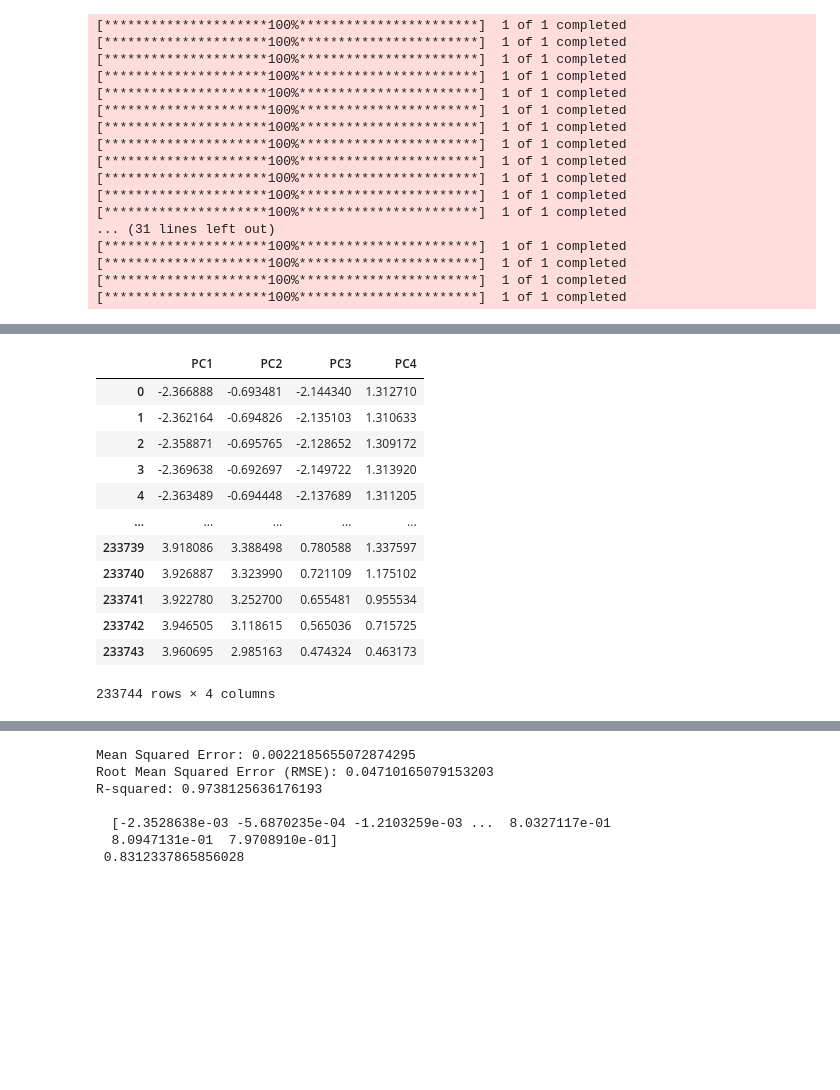
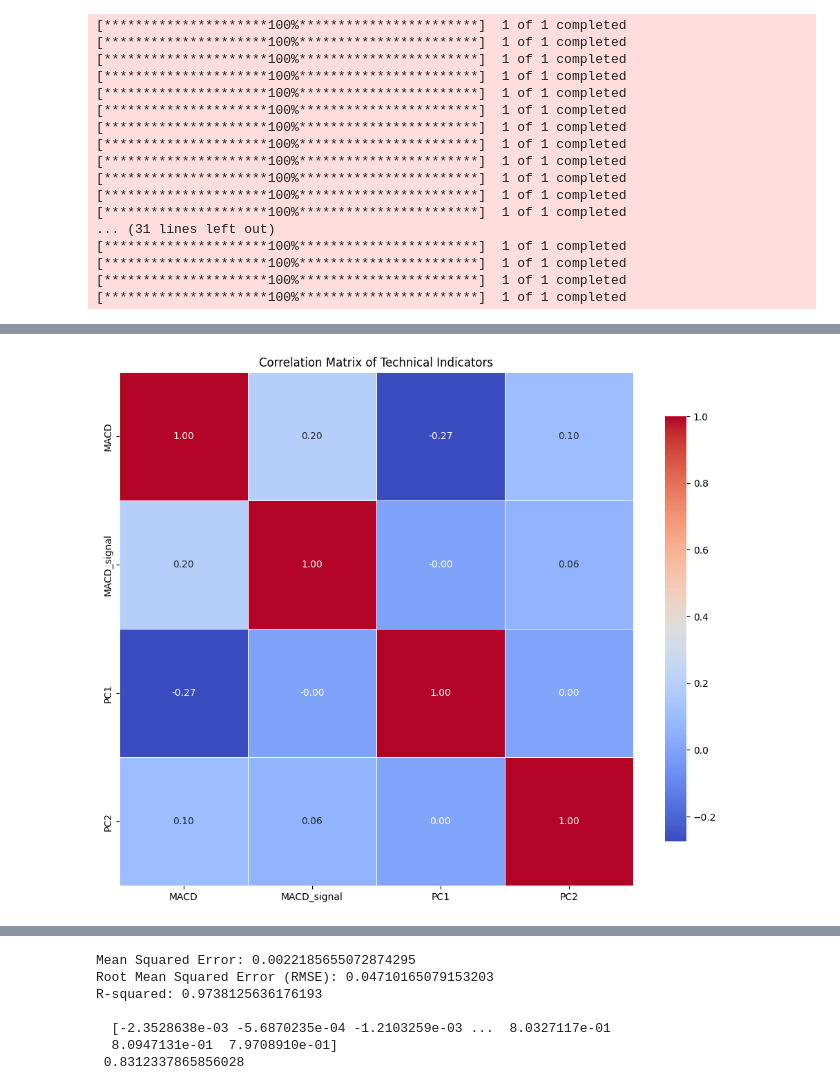
Before and after one commit to Nishchaypat/StockTrack-Database-ML, a Jupyter notebook: test.ipynb, the cells around one changed output, grey strips where cells are left out. Drawn from its saved outputs; the diff is of its cells as text; code cells hidden in the pictures; blank space fills up the shorter version.

```diff
--- a/test.ipynb
+++ b/test.ipynb
@@ -37,8 +37,8 @@ for i in companies:
 
         curr.drop(columns=['Date'], inplace=True)
         empty_data = pd.DataFrame()
-        curr = calculate_tech_ind(curr, empty_data)
-        data = pd.concat([data, curr], ignore_index=True)
+        result_df = calculate_tech_ind(curr, empty_data)
+        data = pd.concat([data, result_df], ignore_index=True)
 
     except Exception as e:
         print(e, i)
@@ -184,16 +143,0 @@ print(result_df.head())
-# %%
-pca_df
-# %% [output]
-|  | PC1 | PC2 | PC3 | PC4 |
-| 0 | -2.366888 | -0.693481 | -2.144340 | 1.312710 |
-| 1 | -2.362164 | -0.694826 | -2.135103 | 1.310633 |
-| 2 | -2.358871 | -0.695765 | -2.128652 | 1.309172 |
-| 3 | -2.369638 | -0.692697 | -2.149722 | 1.313920 |
-| 4 | -2.363489 | -0.694448 | -2.137689 | 1.311205 |
-| ... | ... | ... | ... | ... |
-| 233739 | 3.918086 | 3.388498 | 0.780588 | 1.337597 |
-| 233740 | 3.926887 | 3.323990 | 0.721109 | 1.175102 |
-| 233741 | 3.922780 | 3.252700 | 0.655481 | 0.955534 |
-| 233742 | 3.946505 | 3.118615 | 0.565036 | 0.715725 |
-| 233743 | 3.960695 | 2.985163 | 0.474324 | 0.463173 |
-233744 rows × 4 columns
@@ -201,0 +144,21 @@ input = result_df[['SMA15', 'RSI15', 'MACD', 'MACD_signal', 'BB_upper', 'OBV', '
+# %%
+input = data
+target = data['Close']
+input.drop(columns=['Close'], inplace=True)
+# %%
+input.drop(columns=['PC3', 'PC4'], inplace=True)
+# %%
+correlation_matrix = input.corr()
+
+# Set up the matplotlib figure
+plt.figure(figsize=(12, 10))
+
+# Create a heatmap using seaborn
+sns.heatmap(correlation_matrix, annot=True, fmt=".2f", cmap='coolwarm',
+            square=True, cbar_kws={"shrink": .8}, linewidths=.5)
+
+# Title and show the plot
+plt.title('Correlation Matrix of Technical Indicators')
+plt.show()
+# %% [output]
+[figure, added]
```
Also changed, not shown: parts of 9 cells of this notebook, 5 other files.
